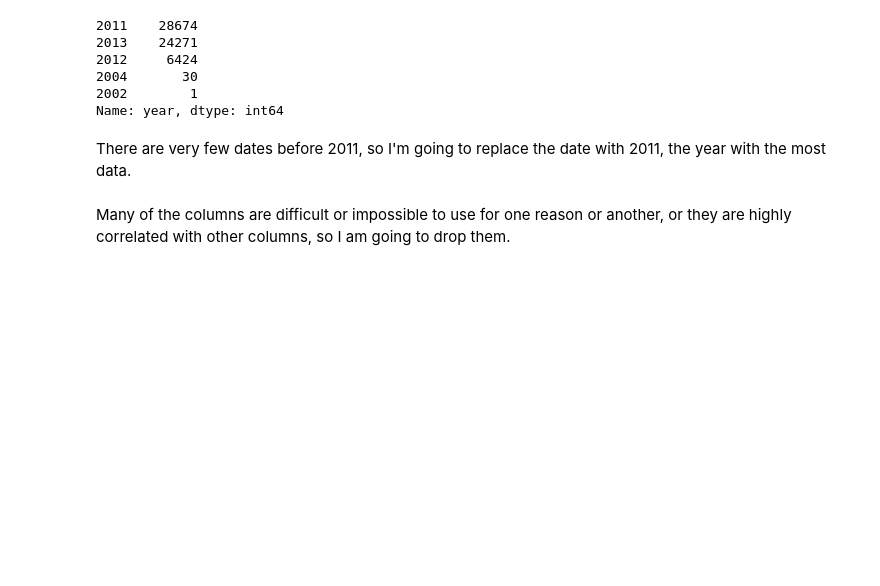
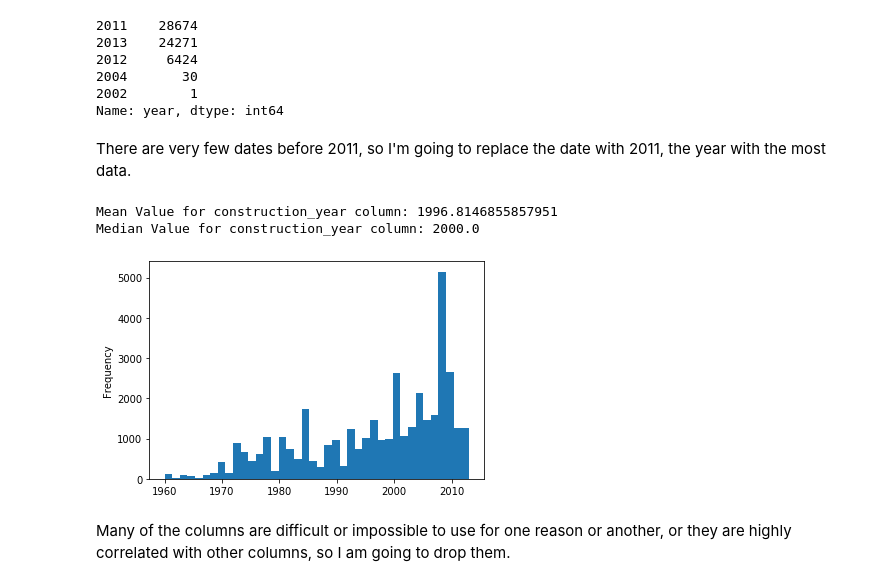
Before and after one commit to aradaha/dsc-mod-3-project-v2-1-onl01-dtsc-ft-052620, a Jupyter notebook: student.ipynb, the cells around one changed output. Cells and saved outputs as stored; diff of their text form; code cells hidden in the pictures; blank space fills up the shorter version.

```diff
--- a/student.ipynb
+++ b/student.ipynb
@@ -168,3 +177,13 @@ for col in toencode:
+# %%
+# Plots the known well construction years
+# There are too many zeros for this information to be useful
+df3 = cleaneddf.copy()
+df3['construction_year'] = df3['construction_year'].where(df2['construction_year'] != 0)
+avgplot(df3, 'construction_year', 40)
+# %% [output]
+Mean Value for construction_year column: 1996.8146855857951
+Median Value for construction_year column: 2000.0
+[figure, added]
 # %% [markdown]
 Many of the columns are difficult or impossible to use for one reason or another, or they are highly correlated with other columns, so I am going to drop them.
 # %%
```
Also changed, not shown: parts of 17 cells of this notebook.
